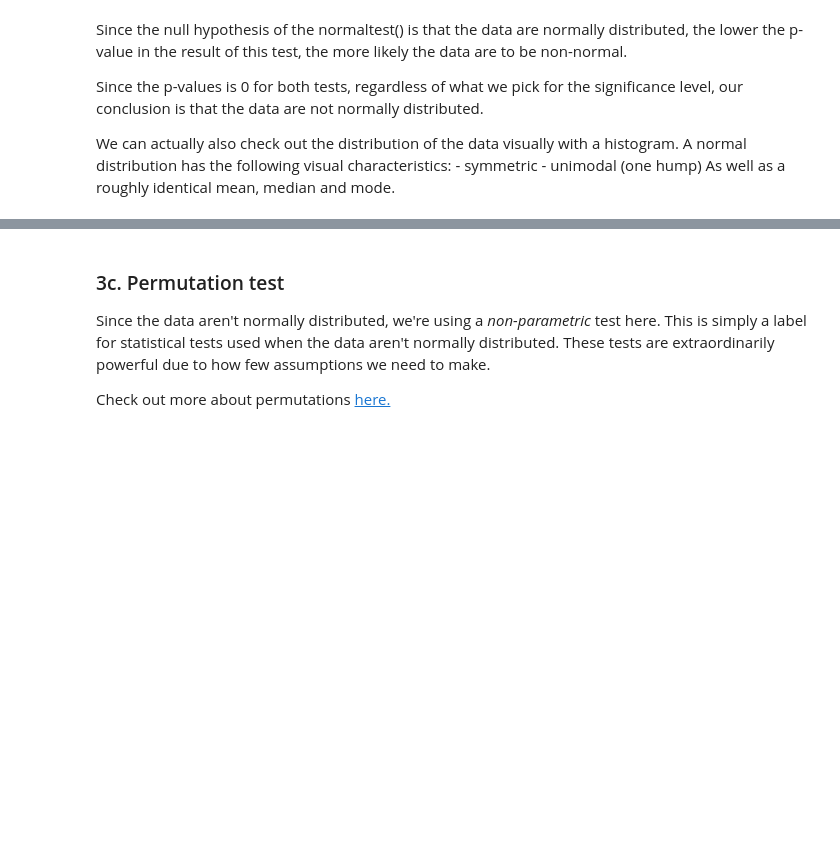
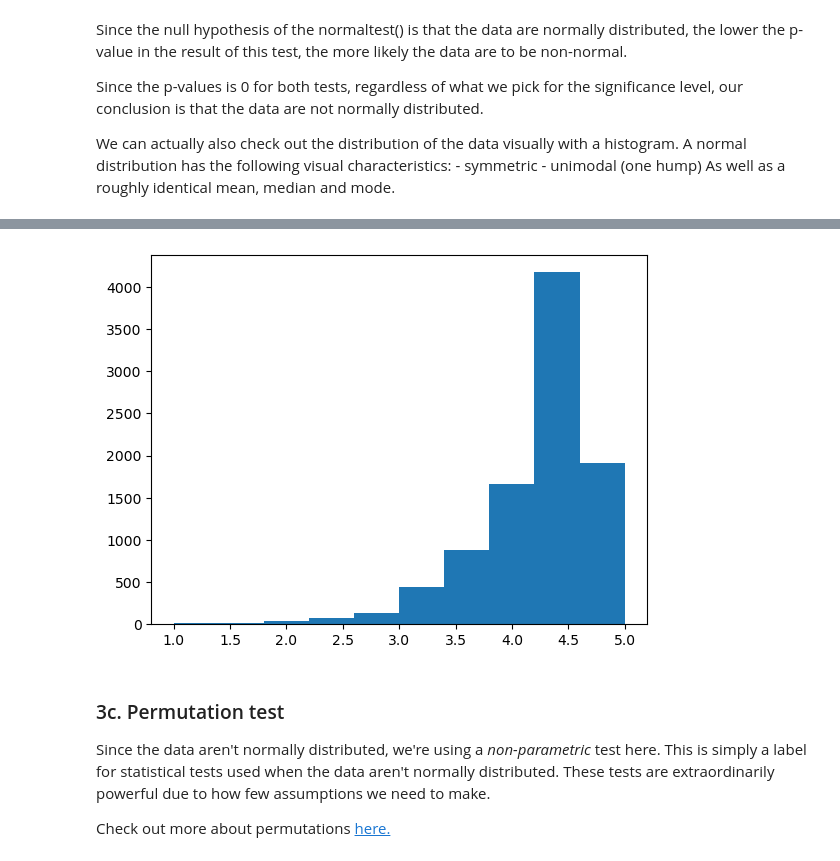
Before and after one commit to amoutafian/app_integration_case_study, a Jupyter notebook: Springboard Apps project - Tier 3 - Complete.ipynb, the cells around one changed output, grey strips where cells are left out. Cells and saved outputs as stored; diff of their text form; code cells hidden in the pictures; blank space fills up the shorter version.

```diff
--- a/Springboard Apps project - Tier 3 - Complete.ipynb
+++ b/Springboard Apps project - Tier 3 - Complete.ipynb
@@ -469,6 +483,8 @@ _ _ _
 # %%
 # Create a histogram of the google data
-_ _ _
+_ = plt.hist(google)
+# %% [output]
+[figure, added]
 # %% [markdown]
 ### 3c. Permutation test
 Since the data aren't normally distributed, we're using a *non-parametric* test here. This is simply a label for statistical tests used when the data aren't normally distributed. These tests are extraordinarily powerful due to how few assumptions we need to make.
```
Also changed, not shown: parts of 6 cells of this notebook.
